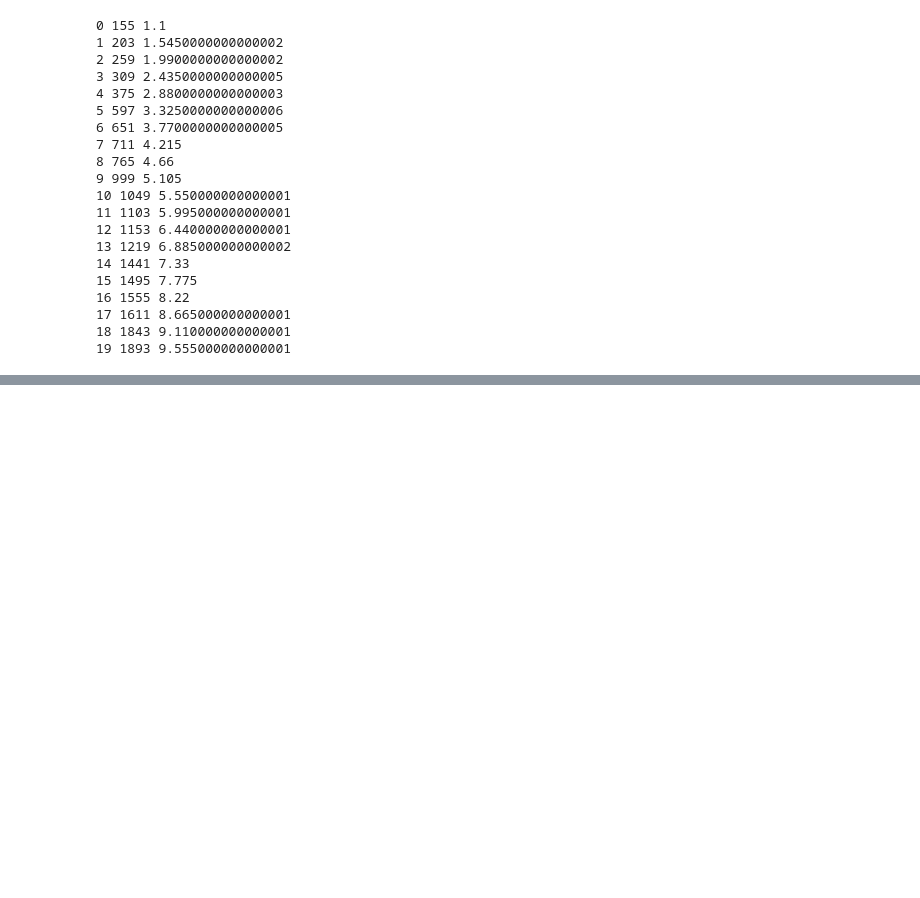
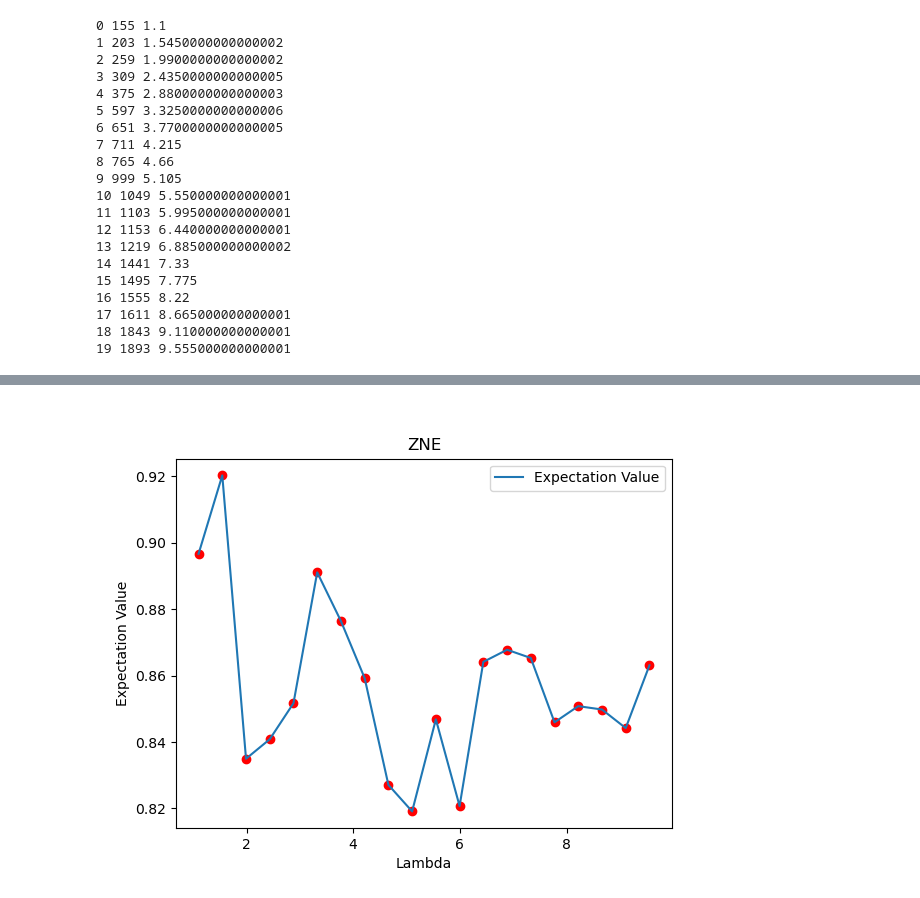
Before and after one commit to Gtortoretto/Quantum-Computing, a Jupyter notebook: AWS/Gabriel/GroundState7 - AWS - ZNE/main.ipynb, the cells around one changed output, grey strips where cells are left out. Cells and saved outputs as stored; diff of their text form; code cells hidden in the pictures; blank space fills up the shorter version.

```diff
--- a/AWS/Gabriel/GroundState7 - AWS - ZNE/main.ipynb
+++ b/AWS/Gabriel/GroundState7 - AWS - ZNE/main.ipynb
@@ -830,0 +829,16 @@ IBMRuntimeError: 'Failed to run program: \'409 Client Error: Conflict for url: h
+# %%
+# zne_circuits_brisbane_results_2 = []
+
+# for index, (circuito_zne, lambda_value) in enumerate(zne_circuits_brisbane_2):
+
+#     job_id = abrir(f"id_brisbane_Estimator_zne_2_{index}")
+
+#     job_result = service.job(job_id).result()[0].data.evs
+
+#     zne_circuits_brisbane_results_2.append([job_result, lambda_value])
+
+#     print(f"Index: {index} \t Lambda : {lambda_value} \t Result: {job_result}")
+
+# salvar_obj(zne_circuits_brisbane_results_2, "zne_circuits_brisbane_results_2")
+
+zne_circuits_brisbane_results_2 = abrir("zne_circuits_brisbane_results_2")
@@ -830,0 +866,15 @@ IBMRuntimeError: 'Failed to run program: \'409 Client Error: Conflict for url: h
+# %%
+plt.figure()
+
+x, y = np.array([a[1] for a in zne_circuits_brisbane_results_2]), np.array([a[0] for a in zne_circuits_brisbane_results_2])
+
+plt.plot(x, -y, label = "Expectation Value")
+plt.scatter(x, -y, c='red')
+
+plt.xlabel("Lambda")
+plt.ylabel("Expectation Value")
+plt.title("ZNE")
+plt.legend()
+plt.show()
+# %% [output]
+[figure, added]
```
Also changed, not shown: parts of 2 cells of this notebook, 19 other files.
